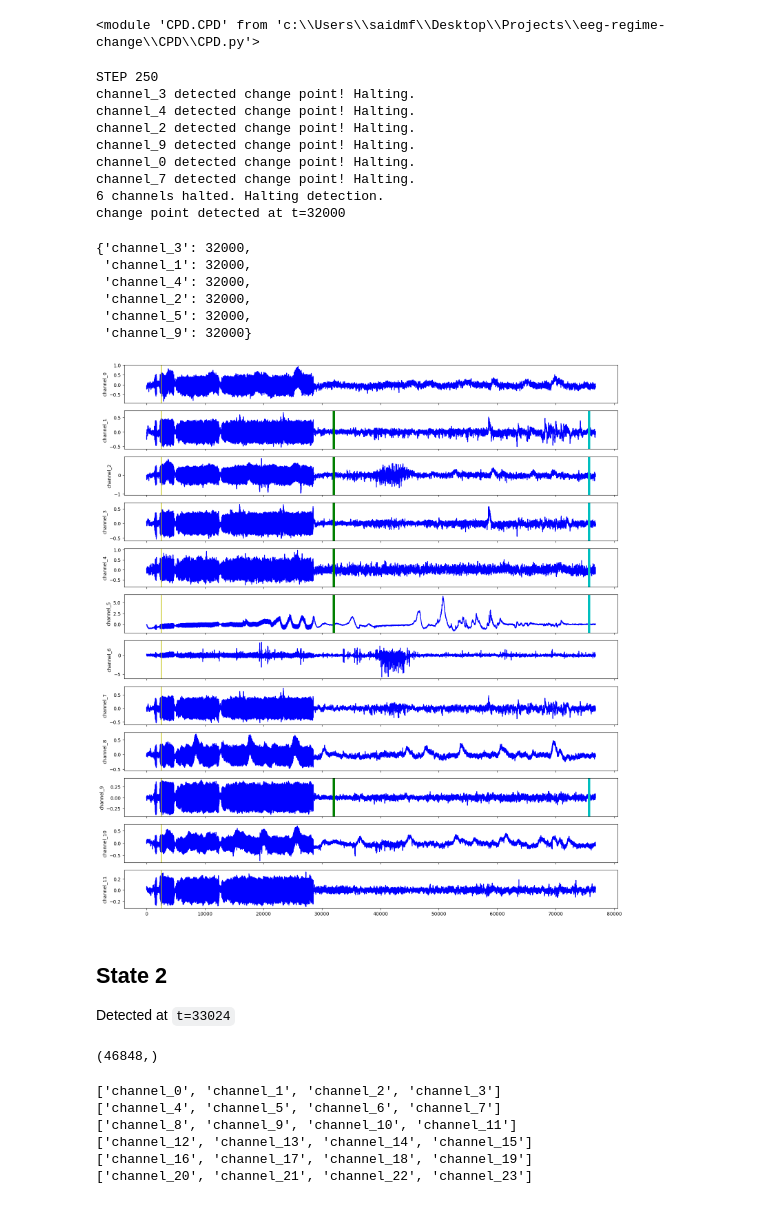
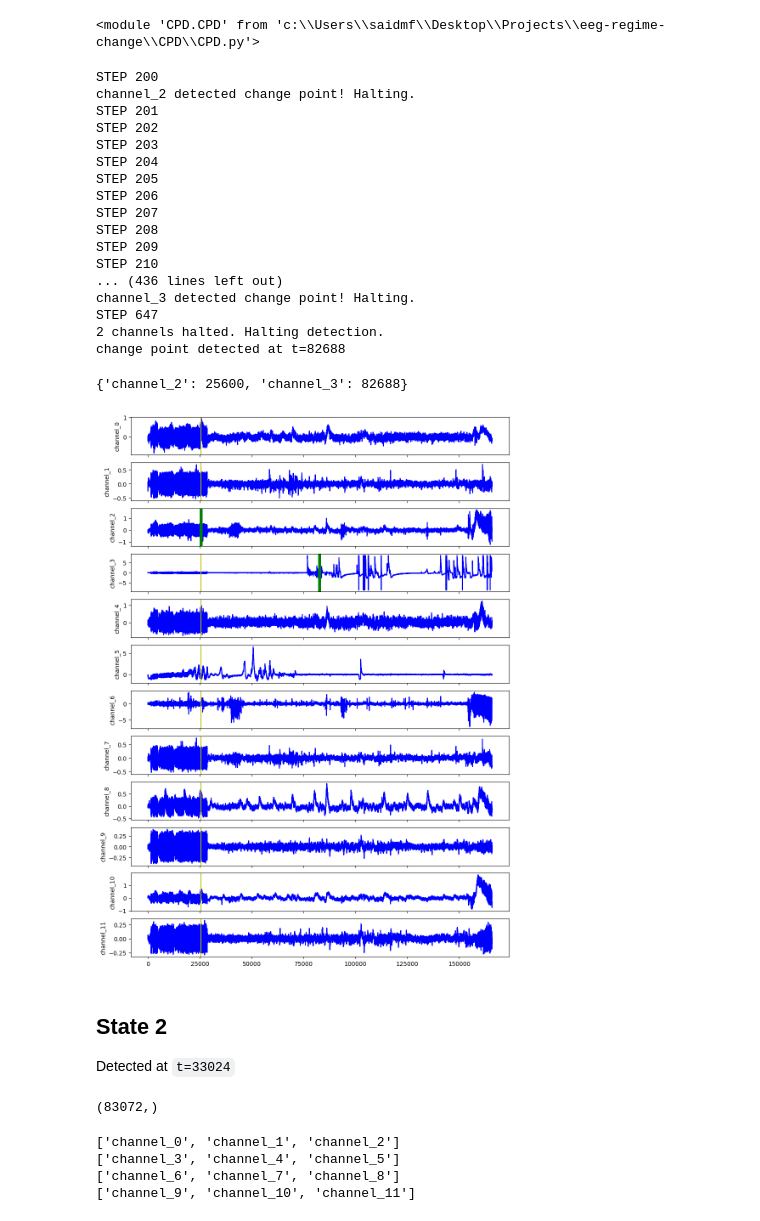
Before and after one commit to F-said/eeg-regime-change, a Jupyter notebook: cpd_test.ipynb, the cells around one changed output. Drawn from its saved outputs; the diff is of its cells as text; code cells hidden in the pictures.

```diff
--- a/cpd_test.ipynb
+++ b/cpd_test.ipynb
@@ -3,5 +3,8 @@ import numpy as np
 import matplotlib.pyplot as plt
 
 # get data
-eeg_data = np.genfromtxt("data/reduced.txt", delimiter=" ").astype(np.float32)
-eeg_data.shape
+non_seizure = np.genfromtxt("data/TESTNon.txt", delimiter=" ").astype(np.float32)
+pre_seizure = np.genfromtxt("data/TESTPre.txt", delimiter=" ").astype(np.float32)
+seizure = np.genfromtxt("data/TESTSeiz.txt", delimiter=" ").astype(np.float32)
+
+eeg_data = np.concatenate((non_seizure, pre_seizure, seizure), axis=1)
@@ -36,9 +37,8 @@ channels = {}
 for i in range(12):
     channels[f"channel_{i}"] = eeg_data[i]
 # %%
-# warm up for 250 seconds and determine best lags
-# (runs in 10 sec)
-fftwarm = CPD.warm.FFTWarm(channels, n0=250, chunks=4)
+# warm up for 100 seconds and determine best lags
+fftwarm = CPD.warm.FFTWarm(channels, n0=200, chunks=4)
 fftwarm.warmup()
 # %% [output]
 ['channel_0', 'channel_1', 'channel_2']
@@ -51,7 +51,7 @@ reload(CPD.CPD)
 # %% [output]
 <module 'CPD.CPD' from 'c:\\Users\\saidmf\\Desktop\\Projects\\eeg-regime-change\\CPD\\CPD.py'>
 # %%
-cpd = CPD.CPD.Online(fftwarm, k=6, prob=0.95)
+cpd = CPD.CPD.Online(fftwarm, k=2, prob=0.91)
 # %%
 change_point = cpd.run()
 
@@ -59,45 +59,46 @@ cpt = max(change_point.values())
 
 print(f"change point detected at t={cpt}")
 # %% [output]
-STEP 250
+STEP 200
+channel_2 detected change point! Halting.
+STEP 201
+STEP 202
+STEP 203
+STEP 204
+STEP 205
+STEP 206
+STEP 207
+STEP 208
+STEP 209
+STEP 210
+... (436 lines left out)
 channel_3 detected change point! Halting.
-channel_4 detected change point! Halting.
-channel_2 detected change point! Halting.
-channel_9 detected change point! Halting.
-channel_0 detected change point! Halting.
-channel_7 detected change point! Halting.
-6 channels halted. Halting detection.
-change point detected at t=32000
+STEP 647
+2 channels halted. Halting detection.
+change point detected at t=82688
 # %%
 change_point
 # %% [output]
-{'channel_3': 32000,
- 'channel_1': 32000,
- 'channel_4': 32000,
- 'channel_2': 32000,
- 'channel_5': 32000,
- 'channel_9': 32000}
+{'channel_2': 25600, 'channel_3': 82688}
 # %%
 time = [i for i in range(eeg_data.shape[1])]
 
-warmup = 20 * 128
-actual_change = 75657
+warmup = 200 * 128
 
 fig, axs = plt.subplots(12, 1, sharex=True)
-fig.set_size_inches(18.5, 20.5)
+fig.set_size_inches(11.5, 16.5)
 
 for c in range(12):
     chan = f"channel_{c}"
     axs[c].plot(time, channels[chan], 'b')
 
     axs[c].axvline(x=warmup, c='y')
     if chan in change_point:
-        cpt = change_point[chan]
-        axs[c].axvline(x=cpt, c='g', linewidth=5)
-        axs[c].axvline(x=actual_change, c='c', linewidth=5)
+        next_cpt = change_point[chan]
+        axs[c].axvline(x=next_cpt, c='g', linewidth=5)
     axs[c].set_ylabel(chan)
 # %% [output]
-[figure, old version]
+[figure, new version]
 # %% [markdown]
 ## State 2
 
@@ -111,18 +112,14 @@ for i in range(len(eeg_data)):
 # %%
 post_channels["channel_0"].shape
 # %% [output]
-(46848,)
+(83072,)
 # %%
-# warm up for 20 seconds and determine best lags
-# (warms up in ~7 mins)
-
-fftwarm2 = CPD.warm.FFTWarm(post_channels, n0=200, chunks=6)
+# warm up for 100 seconds
+fftwarm2 = CPD.warm.FFTWarm(post_channels, n0=200, chunks=4)
 fftwarm2.warmup()
 # %% [output]
-['channel_0', 'channel_1', 'channel_2', 'channel_3']
-['channel_4', 'channel_5', 'channel_6', 'channel_7']
-['channel_8', 'channel_9', 'channel_10', 'channel_11']
-['channel_12', 'channel_13', 'channel_14', 'channel_15']
-['channel_16', 'channel_17', 'channel_18', 'channel_19']
-['channel_20', 'channel_21', 'channel_22', 'channel_23']
+['channel_0', 'channel_1', 'channel_2']
+['channel_3', 'channel_4', 'channel_5']
+['channel_6', 'channel_7', 'channel_8']
+['channel_9', 'channel_10', 'channel_11']
 # %%
```
Also changed, not shown: parts of 6 cells of this notebook, 17 other files.
